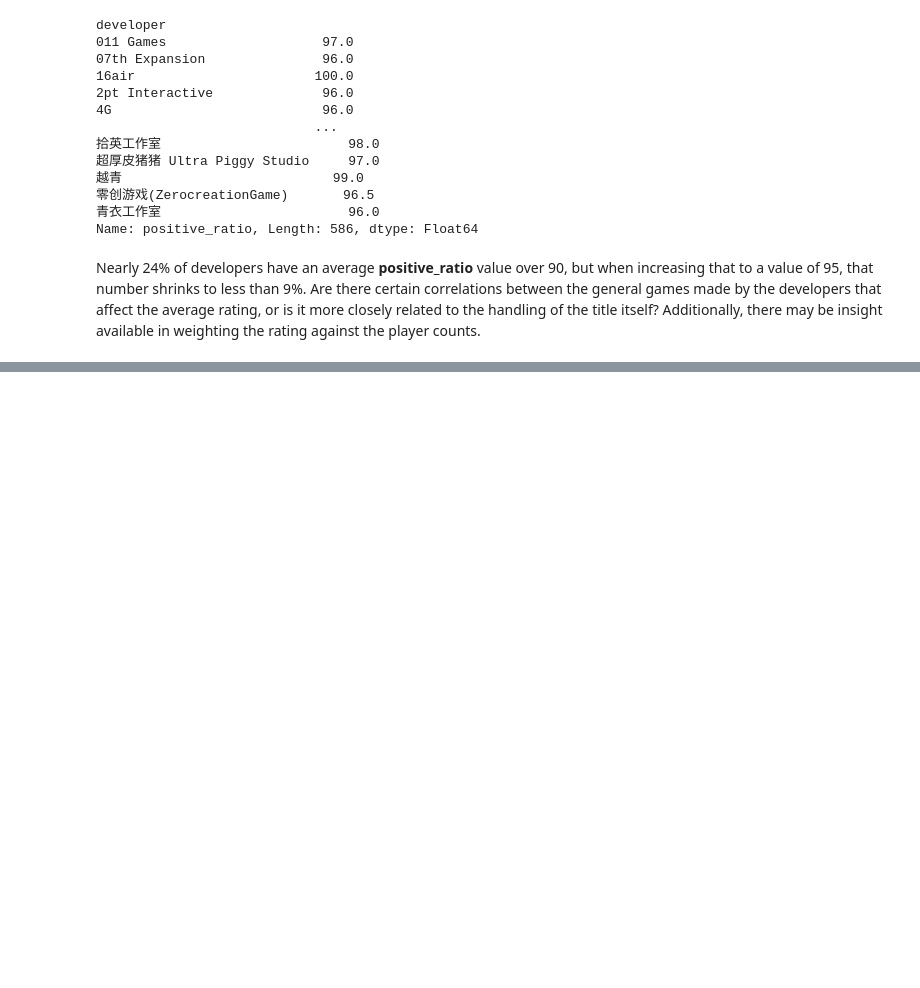
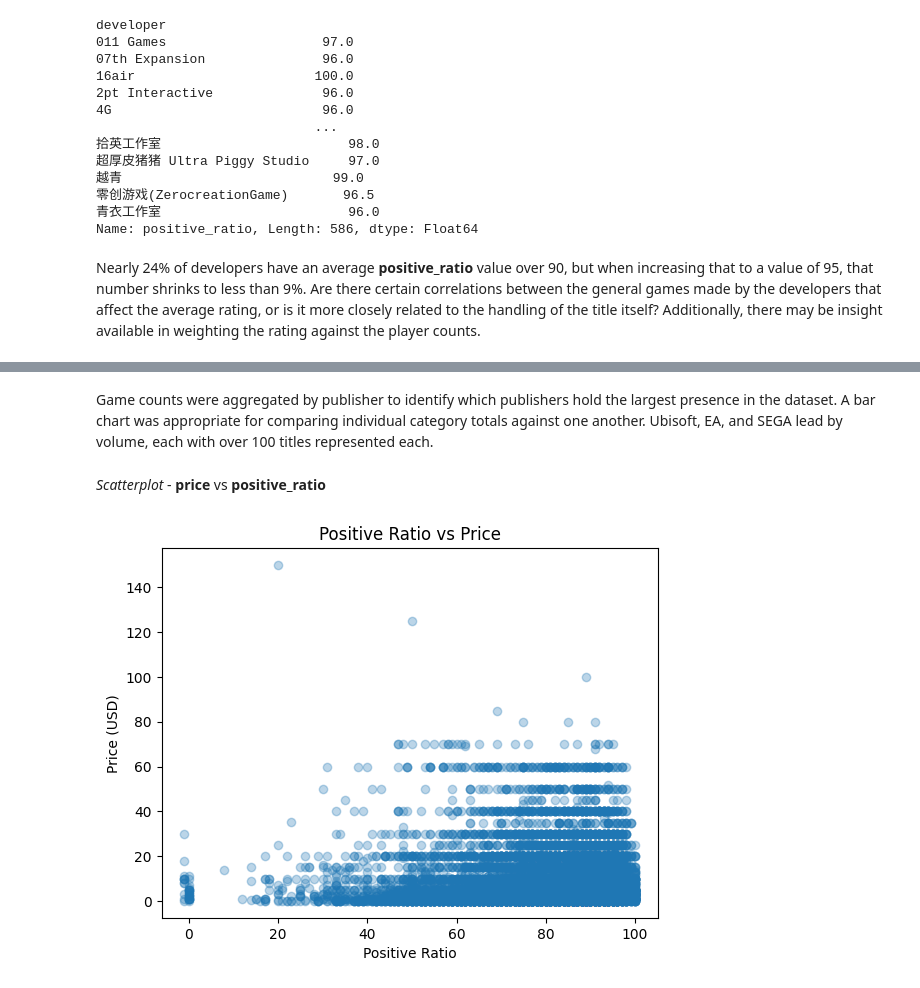
Before and after one commit to Chr-Dennis/exploring-steam-games-performance-and-review-statistics, a Jupyter notebook: keystone.ipynb, the cells around one changed output, grey strips where cells are left out. Drawn from its saved outputs; the diff is of its cells as text; code cells hidden in the pictures; blank space fills up the shorter version.

```diff
--- a/keystone.ipynb
+++ b/keystone.ipynb
@@ -384,0 +547,12 @@ Pricing and player counts may have some interesting things to say about sentimen
+# %% [markdown]
+Game counts were aggregated by publisher to identify which publishers hold the largest presence in the dataset. A bar chart was appropriate for comparing individual category totals against one another. Ubisoft, EA, and SEGA lead by volume, each with over 100 titles represented each.
+# %% [markdown]
+_Scatterplot_ - **price** vs **positive_ratio**
+# %%
+plt.scatter(df['positive_ratio'], df['price'] / 100, alpha=0.3)
+plt.title('Positive Ratio vs Price')
+plt.xlabel('Positive Ratio')
+plt.ylabel('Price (USD)')
+plt.show()
+# %% [output]
+[figure, added]
```
Also changed, not shown: parts of 23 cells of this notebook.
